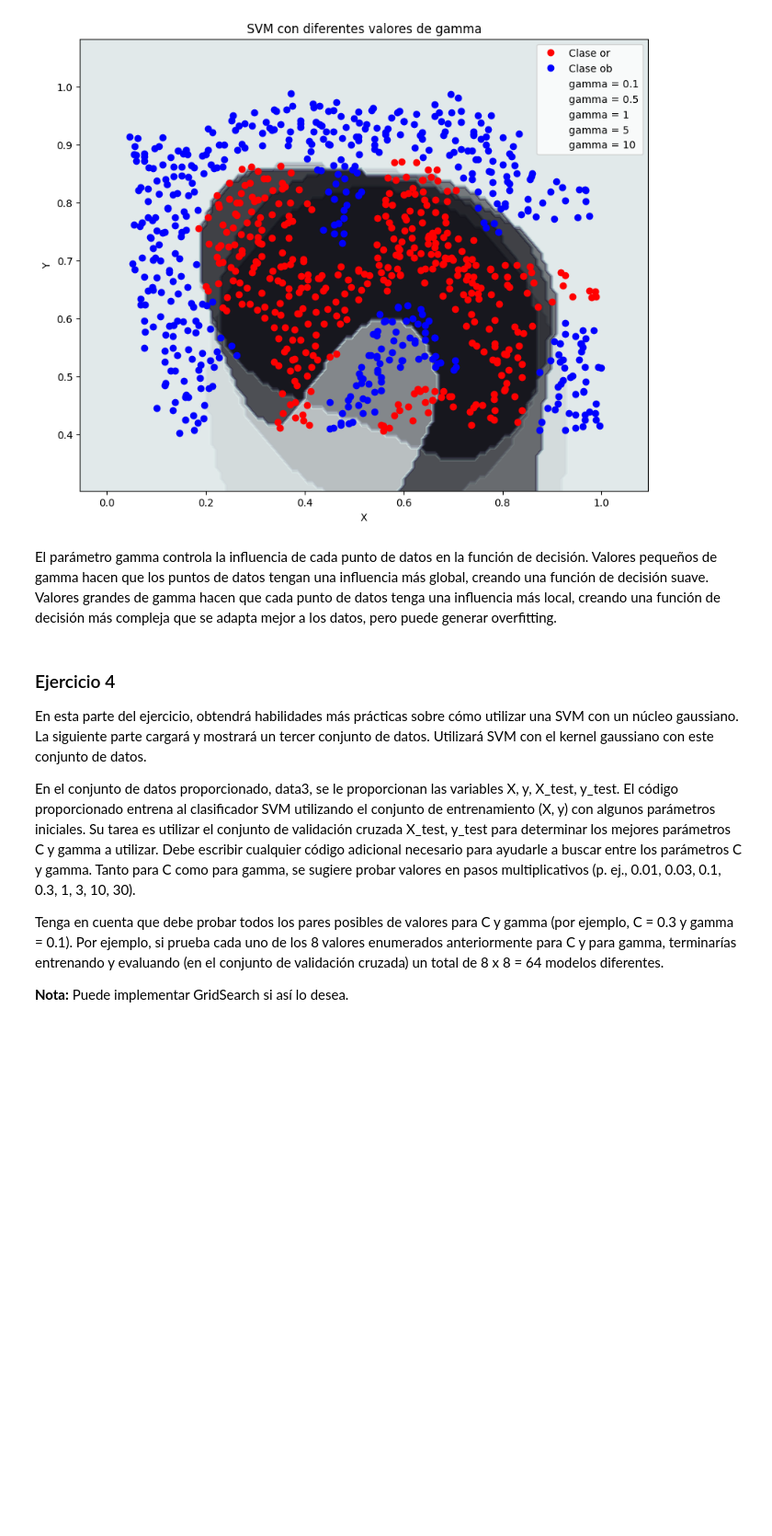
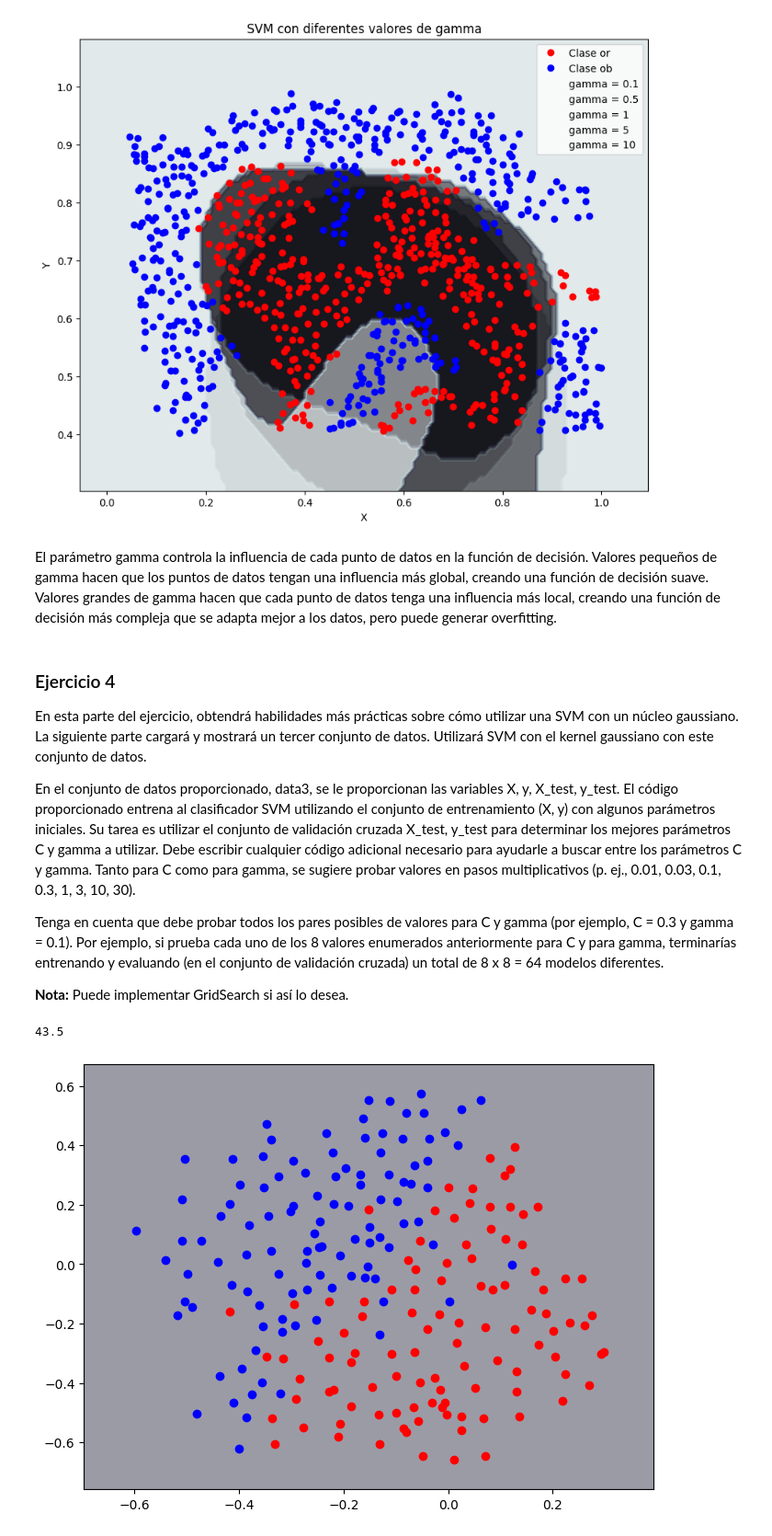
Before and after one commit to cam2149/MachineLearningIII, a Jupyter notebook: SVM_Taller.ipynb, the cells around one changed output. Shown at 92% size. Cells and saved outputs as stored; diff of their text form; code cells hidden in the pictures; blank space fills up the shorter version.

```diff
--- a/SVM_Taller.ipynb
+++ b/SVM_Taller.ipynb
@@ -366,6 +366,62 @@ Tenga en cuenta que debe probar todos los pares posibles de valores para C y gam
 y para gamma, terminarías entrenando y evaluando (en el conjunto de validación cruzada) un total de 8 x 8 = 64 modelos diferentes.
 
 **Nota:** Puede implementar GridSearch si así lo desea.
+# %%
+########################################################################################
+def plot_hyperplane(clf, X):
+    # create a mesh to plot in
+    h=0.01
+    x_min, x_max = X[:, 0].min() - 0.1, X[:, 0].max() + 0.1
+    y_min, y_max = X[:, 1].min() - 0.1, X[:, 1].max() + 0.1
+    xx, yy = np.meshgrid(np.arange(x_min, x_max, h),
+                     np.arange(y_min, y_max, h))
+    Z = clf.predict(np.c_[xx.ravel(), yy.ravel()])
+    # Put the result into a color plot
+    Z = Z.reshape(xx.shape)
+
+    CS=plt.contourf(xx, yy, Z,cmap=plt.cm.bone,alpha=0.5)
+    #CS.cmap.set_under('yellow')
+    #CS.cmap.set_over('cyan')
+
+
+########################################################################################
+#cargar dataset3: conjunto de entrenamiento y conjunto de prueba
+data=np.loadtxt('https://raw.githubusercontent.com/cam2149/MachineLearningIII/refs/heads/main/dataset3_train.data',delimiter=',')
+X=data[:,:2]
+y=data[:,2].astype(int)
+data=np.loadtxt('https://raw.githubusercontent.com/cam2149/MachineLearningIII/refs/heads/main/dataset3_test.data',delimiter=',')
+X_test=data[:,:2]
+y_test=data[:,2].astype(int)
+
+########################
+
+##graficar datos de entrenamiento
+plt.figure(figsize=(8, 6))
+
+plt.plot(X[y==0,0],X[y==0,1],'or')
+plt.plot(X[y==1,0],X[y==1,1],'ob')
+
+########################################################################
+C=np.array([0.01, 0.03, 0.1,0.3, 1,3,10,30])
+gamma=np.array([0.01, 0.03, 0.1,0.3, 1,3,10,30])
+## su codigo va aqui #########
+
+#por ejemplo para un par de valores, C = 0.01 y gamma = 0.001 se tiene que el clasificador no funciona bien, accuracy es incluso por debajo
+#de 50%
+clf_rbf     = svm.SVC(kernel='rbf', gamma=gamma[0], C=C[0])
+#entrenar
+clf_rbf.fit(X, y)
+y_pred = clf_rbf.predict(X_test)
+por  = (y_test==y_pred).sum()/y_test.size*100
+print(por)
+
+#graficar frontera para el mejor par (C,gamma)
+plot_hyperplane(clf_rbf,X)
+
+plt.show()
+# %% [output]
+43.5
+[figure, added]
 # %%
 
 from sklearn.model_selection import GridSearchCV
```
Also changed, not shown: parts of 1 cell of this notebook.
